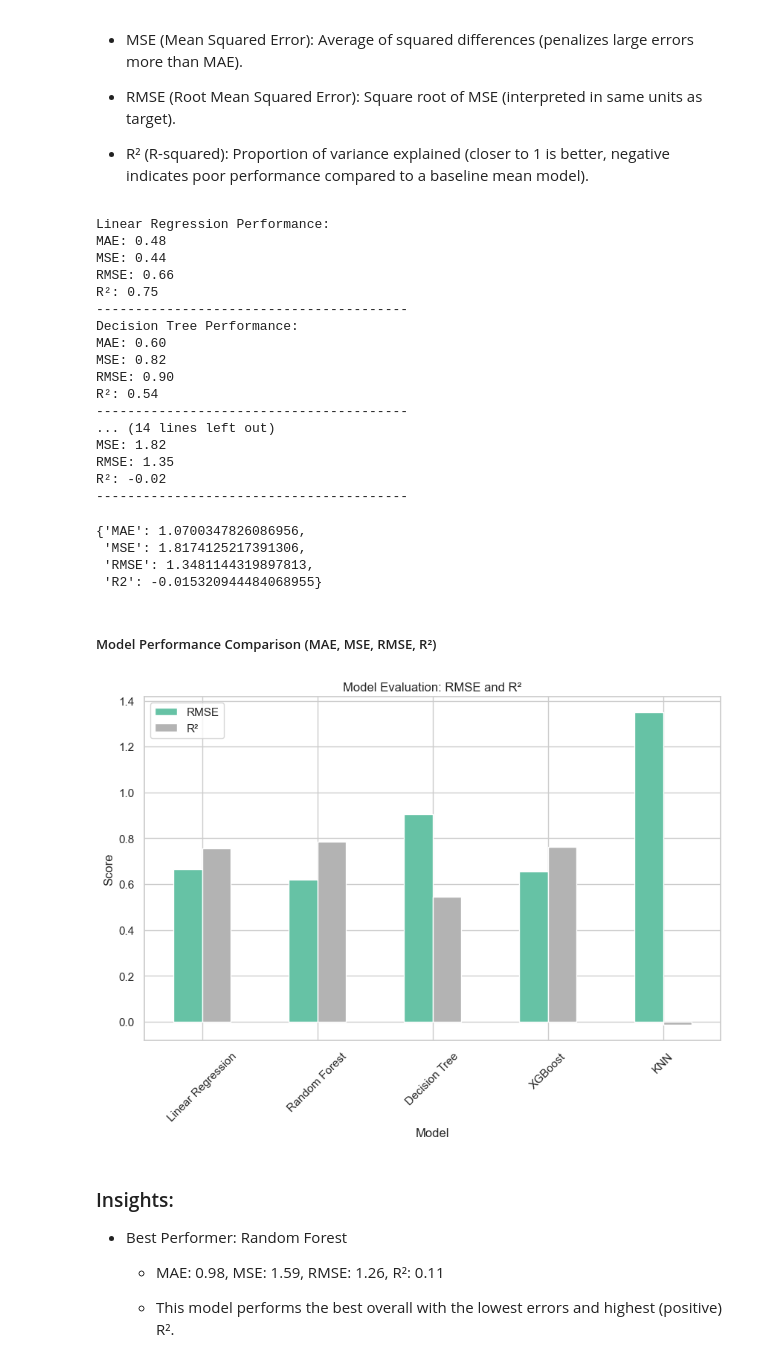
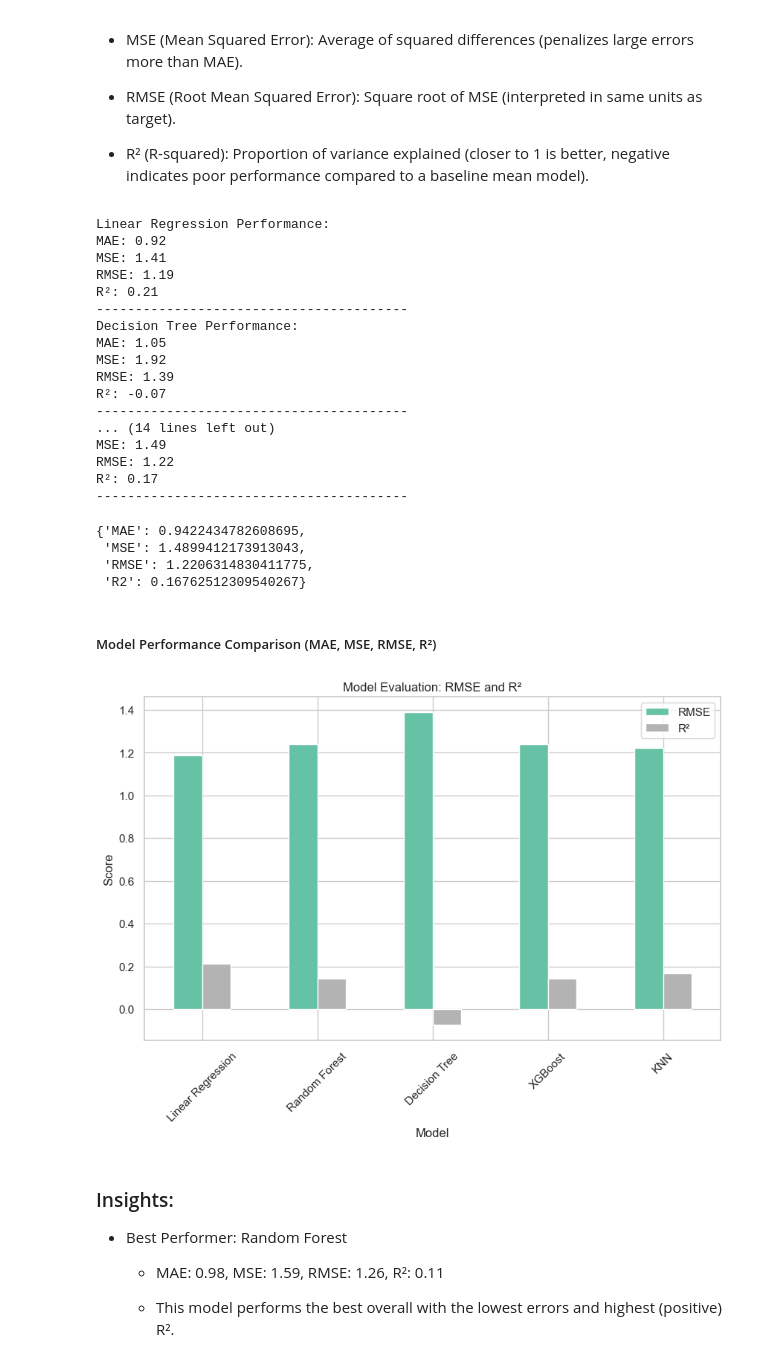
Before and after one commit to NoziphoNdebele/2025_Data_Science_Projects, a Jupyter notebook: MOVIE_RATING_PREDICTION_WITH_PYTHON/MOVIE_RATING_PREDICTION_WITH_PYTHON.ipynb, the cells around one changed output. Cells and saved outputs as stored; diff of their text form; code cells hidden in the pictures.

Commit message:
updated models

```diff
--- a/MOVIE_RATING_PREDICTION_WITH_PYTHON/MOVIE_RATING_PREDICTION_WITH_PYTHON.ipynb
+++ b/MOVIE_RATING_PREDICTION_WITH_PYTHON/MOVIE_RATING_PREDICTION_WITH_PYTHON.ipynb
@@ -695,19 +712,19 @@ LinearRegression()
 # %% [markdown]
 2. Random Forest
 # %%
-rf.fit(X_train, y_train)
+rf.fit(X_train_scaled, y_train)
 # %% [output]
 RandomForestRegressor(random_state=42)
 # %% [markdown]
 3. Decision Tree Regressor
 # %%
-dt.fit(X_train, y_train)
+dt.fit(X_train_scaled, y_train)
 # %% [output]
 DecisionTreeRegressor(random_state=42)
 # %% [markdown]
 4. Gradient Boosting Regressor
 # %%
-xgb.fit(X_train, y_train)
+xgb.fit(X_train_scaled, y_train)
 # %% [output]
 XGBRegressor(base_score=None, booster=None, callbacks=None,
              colsample_bylevel=None, colsample_bynode=None,
@@ -723,7 +740,7 @@ XGBRegressor(base_score=None, booster=None, callbacks=None,
 # %% [markdown]
 5. K-Nearest Neighbors Regressor
 # %%
-knn.fit(X_train, y_train)
+knn.fit(X_train_scaled, y_train)
 # %% [output]
 KNeighborsRegressor()
 # %% [markdown]
@@ -759,68 +776,68 @@ def evaluate_model(model, X_test, y_test, model_name="Model"):
 
     return {"MAE": mae, "MSE": mse, "RMSE": rmse, "R2": r2}
 # %%
-evaluate_model(lr, X_test, y_test, model_name="Linear Regression")
-evaluate_model(dt, X_test, y_test, model_name="Decision Tree")
-evaluate_model(rf, X_test, y_test, model_name="Random Forest")
-evaluate_model(xgb, X_test, y_test, model_name="XGBoost")
-evaluate_model(knn, X_test, y_test, model_name="KNeighbors")
+evaluate_model(lr, X_test_scaled, y_test, model_name="Linear Regression")
+evaluate_model(dt, X_test_scaled, y_test, model_name="Decision Tree")
+evaluate_model(rf, X_test_scaled, y_test, model_name="Random Forest")
+evaluate_model(xgb, X_test_scaled, y_test, model_name="XGBoost")
+evaluate_model(knn, X_test_scaled, y_test, model_name="KNeighbors")
 # %% [output]
 Linear Regression Performance:
-MAE: 0.48
-MSE: 0.44
-RMSE: 0.66
-R²: 0.75
+MAE: 0.92
+MSE: 1.41
+RMSE: 1.19
+R²: 0.21
 ----------------------------------------
 Decision Tree Performance:
-MAE: 0.60
-MSE: 0.82
-RMSE: 0.90
-R²: 0.54
+MAE: 1.05
+MSE: 1.92
+RMSE: 1.39
+R²: -0.07
 ----------------------------------------
 ... (14 lines left out)
-MSE: 1.82
-RMSE: 1.35
-R²: -0.02
+MSE: 1.49
+RMSE: 1.22
+R²: 0.17
 ----------------------------------------
-{'MAE': 1.0700347826086956,
- 'MSE': 1.8174125217391306,
- 'RMSE': 1.3481144319897813,
- 'R2': -0.015320944484068955}
+{'MAE': 0.9422434782608695,
+ 'MSE': 1.4899412173913043,
+ 'RMSE': 1.2206314830411775,
+ 'R2': 0.16762512309540267}
 # %% [markdown]
 ##### Model Performance Comparison (MAE, MSE, RMSE, R²)
 # %%
 from sklearn.metrics import mean_absolute_error, mean_squared_error, r2_score
 import numpy as np
 
 models = {
     "Linear Regression": lr,
     "Random Forest": rf,
     "Decision Tree": dt,
     "XGBoost": xgb,
     "KNN": knn
 }
 
 results = []
 
 for name, model in models.items():
-    y_pred = model.predict(X_test)
+    y_pred = model.predict(X_test_scaled)
     mae = mean_absolute_error(y_test, y_pred)
     mse = mean_squared_error(y_test, y_pred)
     rmse = np.sqrt(mse)
     r2 = r2_score(y_test, y_pred)
     results.append([name, mae, mse, rmse, r2])
 
 results_df = pd.DataFrame(results, columns=['Model', 'MAE', 'MSE', 'RMSE', 'R²'])
 
 # Plot
 results_df.set_index('Model')[['RMSE', 'R²']].plot(kind='bar', figsize=(10, 6), colormap='Set2')
 plt.title('Model Evaluation: RMSE and R²')
 plt.ylabel('Score')
 plt.xticks(rotation=45)
 plt.grid(True)
 plt.show()
 # %% [output]
-[figure, old version]
+[figure, new version]
 # %% [markdown]
 ### Insights:
 
```
Also changed, not shown: parts of 13 cells of this notebook, 5 other files.
